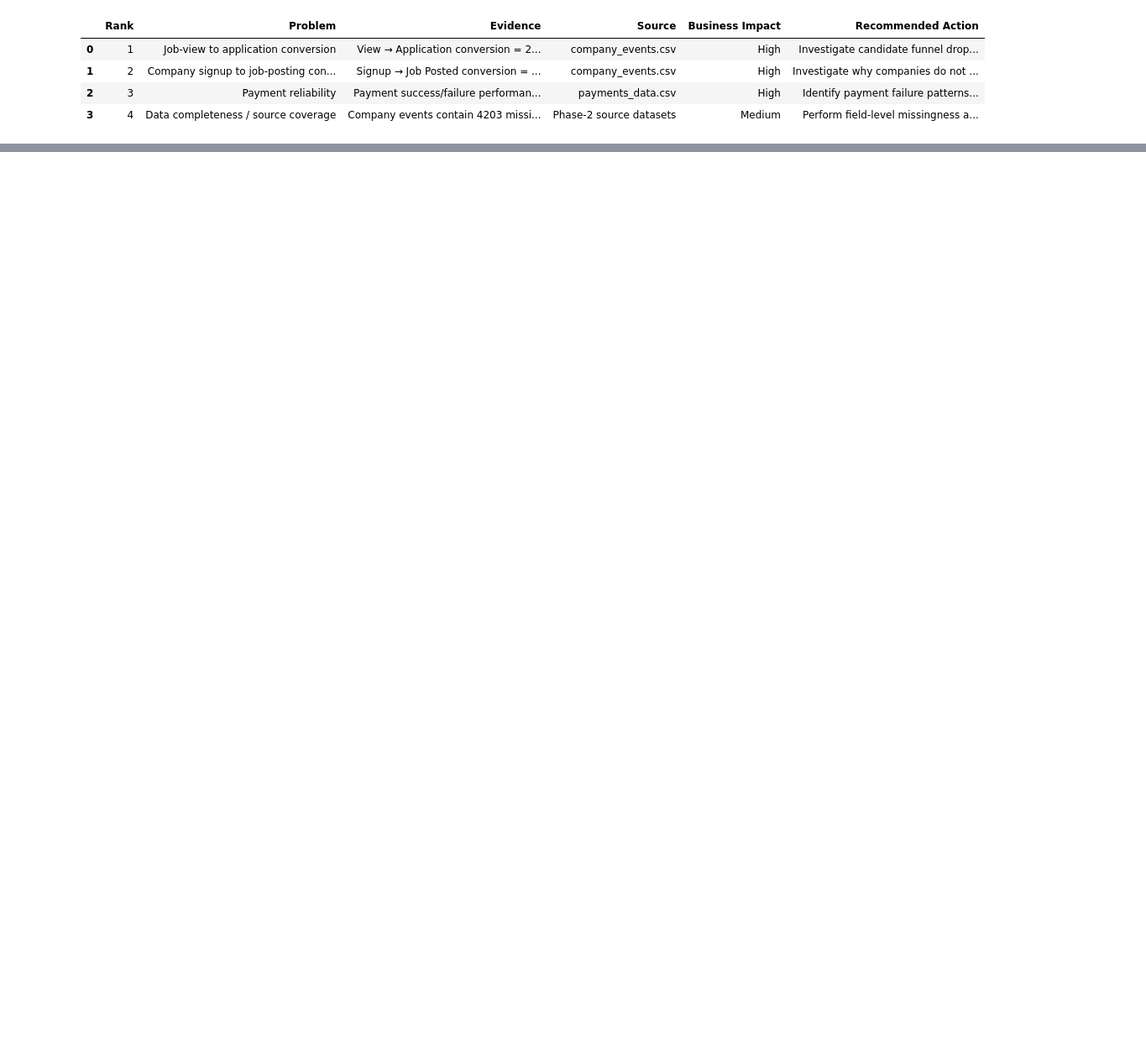
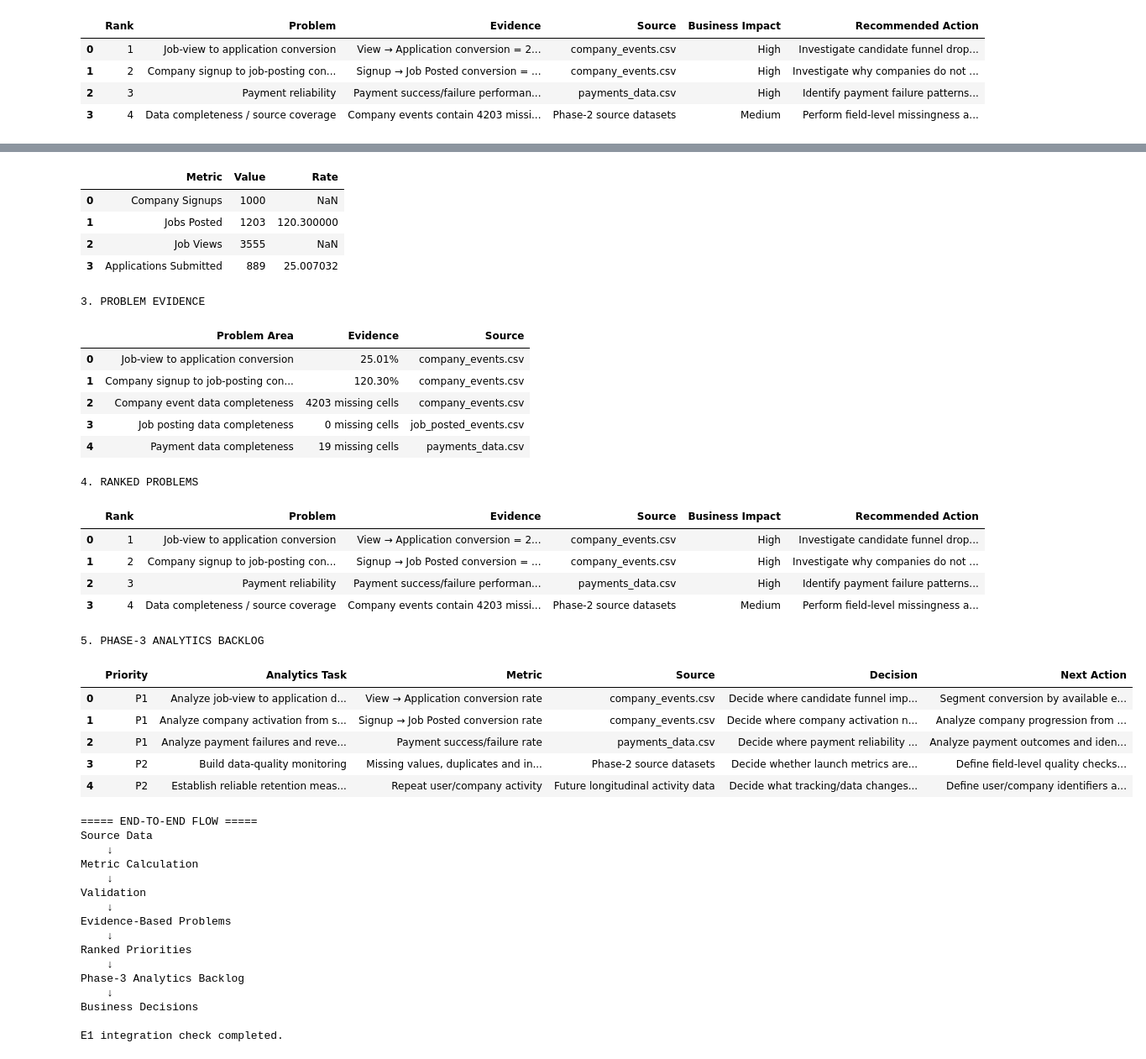
Before and after one commit to Aslamahmad-89/PlaceMux_Phase_03_Tasks, a Jupyter notebook: Task_1_Post_Launch_Health/Notebooks/Post_Launch_Health_Analysis.ipynb, the cells around one changed output, grey strips where cells are left out. Shown at 84% size. Saved outputs shown, nothing was run; the diff lists cells and outputs as text; code cells hidden in the pictures; blank space fills up the shorter version.

```diff
--- a/Task_1_Post_Launch_Health/Notebooks/Post_Launch_Health_Analysis.ipynb
+++ b/Task_1_Post_Launch_Health/Notebooks/Post_Launch_Health_Analysis.ipynb
@@ -706,0 +1058,39 @@ display(ranked_problems)
+# %%
+# E1 — End-to-End Integration Check
+
+print("===== E1: END-TO-END INTEGRATION CHECK =====")
+
+print("\n1. SOURCE DATA")
+print("Company Events:", company_events.shape)
+print("Job Posted Events:", job_posted_events.shape)
+print("Payments Data:", payments_data.shape)
+
+print("\n2. FUNNEL METRICS")
+display(funnel_model)
+
+print("\n3. PROBLEM EVIDENCE")
+display(problem_evidence)
+
+print("\n4. RANKED PROBLEMS")
+display(ranked_problems)
+
+print("\n5. PHASE-3 ANALYTICS BACKLOG")
+display(actionable_backlog)
+
+print("\n===== END-TO-END FLOW =====")
+print("Source Data")
+print("    ↓")
+print("Metric Calculation")
+print("    ↓")
+print("Validation")
+print("    ↓")
+print("Evidence-Based Problems")
+print("    ↓")
+print("Ranked Priorities")
+print("    ↓")
+print("Phase-3 Analytics Backlog")
+print("    ↓")
+print("Business Decisions")
+
+print("\nE1 integration check completed.")
+# %% [output]
@@ -706,0 +1105,41 @@ display(ranked_problems)
+|  | Metric | Value | Rate |
+| 0 | Company Signups | 1000 | NaN |
+| 1 | Jobs Posted | 1203 | 120.300000 |
+| 2 | Job Views | 3555 | NaN |
+| 3 | Applications Submitted | 889 | 25.007032 |
+3. PROBLEM EVIDENCE
+|  | Problem Area | Evidence | Source |
+| 0 | Job-view to application conversion | 25.01% | company_events.csv |
+| 1 | Company signup to job-posting con... | 120.30% | company_events.csv |
+| 2 | Company event data completeness | 4203 missing cells | company_events.csv |
+| 3 | Job posting data completeness | 0 missing cells | job_posted_events.csv |
+| 4 | Payment data completeness | 19 missing cells | payments_data.csv |
+4. RANKED PROBLEMS
+|  | Rank | Problem | Evidence | Source | Business Impact | Recommended Action |
+| 0 | 1 | Job-view to application conversion | View → Application conversion = 2... | company_events.csv | High | Investigate candidate funnel drop... |
+| 1 | 2 | Company signup to job-posting con... | Signup → Job Posted conversion = ... | company_events.csv | High | Investigate why companies do not ... |
+| 2 | 3 | Payment reliability | Payment success/failure performan... | payments_data.csv | High | Identify payment failure patterns... |
+| 3 | 4 | Data completeness / source coverage | Company events contain 4203 missi... | Phase-2 source datasets | Medium | Perform field-level missingness a... |
+5. PHASE-3 ANALYTICS BACKLOG
+|  | Priority | Analytics Task | Metric | Source | Decision | Next Action |
+| 0 | P1 | Analyze job-view to application d... | View → Application conversion rate | company_events.csv | Decide where candidate funnel imp... | Segment conversion by available e... |
+| 1 | P1 | Analyze company activation from s... | Signup → Job Posted conversion rate | company_events.csv | Decide where company activation n... | Analyze company progression from ... |
+| 2 | P1 | Analyze payment failures and reve... | Payment success/failure rate | payments_data.csv | Decide where payment reliability ... | Analyze payment outcomes and iden... |
+| 3 | P2 | Build data-quality monitoring | Missing values, duplicates and in... | Phase-2 source datasets | Decide whether launch metrics are... | Define field-level quality checks... |
+| 4 | P2 | Establish reliable retention meas... | Repeat user/company activity | Future longitudinal activity data | Decide what tracking/data changes... | Define user/company identifiers a... |
+===== END-TO-END FLOW =====
+Source Data
+    ↓
+Metric Calculation
+    ↓
+Validation
+    ↓
+Evidence-Based Problems
+    ↓
+Ranked Priorities
+    ↓
+Phase-3 Analytics Backlog
+    ↓
+Business Decisions
+
+E1 integration check completed.
```
Also changed, not shown: parts of 23 cells of this notebook, 8 other files.
